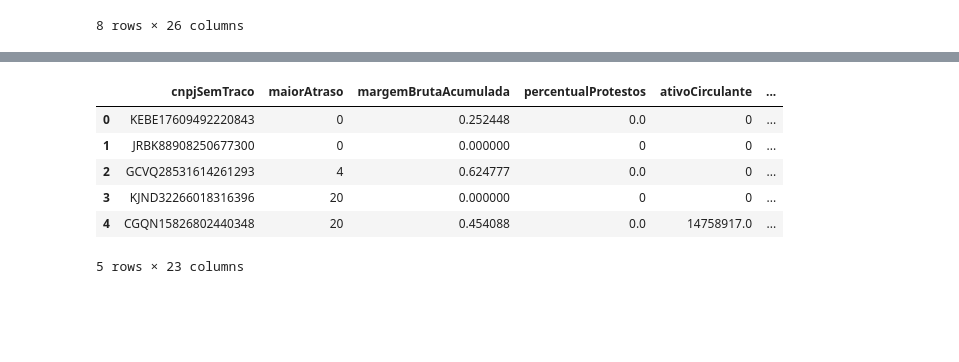
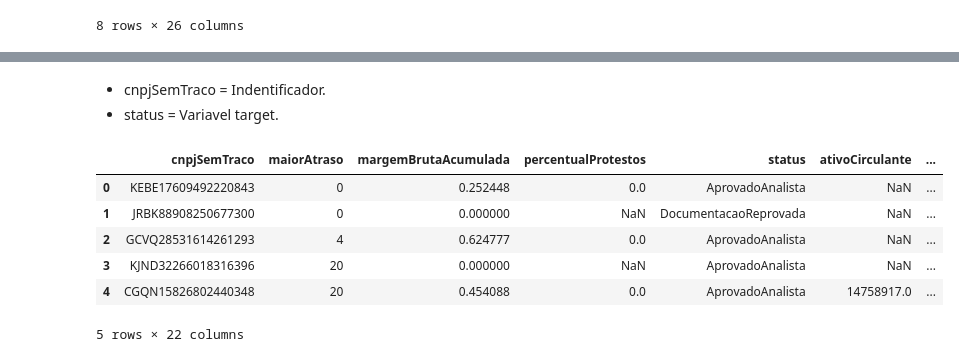
Before and after one commit to VictorHaBarra/ABX-CP2-IA, a Jupyter notebook: ABXDesafio.ipynb, the cells around one changed output, grey strips where cells are left out. Saved outputs shown, nothing was run; the diff lists cells and outputs as text; code cells hidden in the pictures; blank space fills up the shorter version.

Commit message:
Tratando dados

```diff
--- a/ABXDesafio.ipynb
+++ b/ABXDesafio.ipynb
@@ -3,7 +3,7 @@
 # %%
 import pandas as pd
 # %%
-data = pd.read_csv("data.csv")
+data = pd.read_csv("solicitacoescredito.csv")
 # %%
 data.head()
 # %% [output]
@@ -48,0 +70,4 @@ memory usage: 2.6+ MB
+# %%
+#Removendo dados duplicados
+data.drop_duplicates(inplace=True)
+data.shape
@@ -50,10 +77,9 @@ memory usage: 2.6+ MB
 #Removendo colunas julgadas desnecessarias.
 colunas_a_remover = ['numero_solicitacao', 'razaoSocial', 'nomeFantasia', 'primeiraCompra',
                    'prazoMedioRecebimentoVendas', 'titulosEmAberto', 'valorSolicitado',
-                   'status', 'definicaoRisco', 'diferencaPercentualRisco', 'percentualRisco',
+                    'definicaoRisco', 'diferencaPercentualRisco', 'percentualRisco',
                    'dashboardCorrelacao', 'valorAprovado',
-                   'periodoBalanco', 'dataAprovadoEmComite']
+                   'periodoBalanco', 'dataAprovadoEmComite', 'intervaloFundacao',
+                     'dataAprovadoNivelAnalista',]
 data.drop(colunas_a_remover, axis=1, inplace=True)
-
-#Salvando um segundo dataframe, com as modificações feitas acima.
-data.to_csv('data2.csv', index=False)
+data.info()
@@ -106,10 +104,15 @@ data3 = data2.fillna(value = '0')
+# %% [markdown]
+
+
+*   cnpjSemTraco = Indentificador.
+*   status = Variavel target.
 # %%
-data3.head()
+data.head()
 # %% [output]
-|  | cnpjSemTraco | maiorAtraso | margemBrutaAcumulada | percentualProtestos | ativoCirculante | ... |
-| 0 | KEBE17609492220843 | 0 | 0.252448 | 0.0 | 0 | ... |
-| 1 | JRBK88908250677300 | 0 | 0.000000 | 0 | 0 | ... |
-| 2 | GCVQ28531614261293 | 4 | 0.624777 | 0.0 | 0 | ... |
-| 3 | KJND32266018316396 | 20 | 0.000000 | 0 | 0 | ... |
-| 4 | CGQN15826802440348 | 20 | 0.454088 | 0.0 | 14758917.0 | ... |
+|  | cnpjSemTraco | maiorAtraso | margemBrutaAcumulada | percentualProtestos | status | ativoCirculante | ... |
+| 0 | KEBE17609492220843 | 0 | 0.252448 | 0.0 | AprovadoAnalista | NaN | ... |
+| 1 | JRBK88908250677300 | 0 | 0.000000 | NaN | DocumentacaoReprovada | NaN | ... |
+| 2 | GCVQ28531614261293 | 4 | 0.624777 | 0.0 | AprovadoAnalista | NaN | ... |
+| 3 | KJND32266018316396 | 20 | 0.000000 | NaN | AprovadoAnalista | NaN | ... |
+| 4 | CGQN15826802440348 | 20 | 0.454088 | 0.0 | AprovadoAnalista | 14758917.0 | ... |
-5 rows × 23 columns
+5 rows × 22 columns
```
Also changed, not shown: parts of 10 cells of this notebook.
